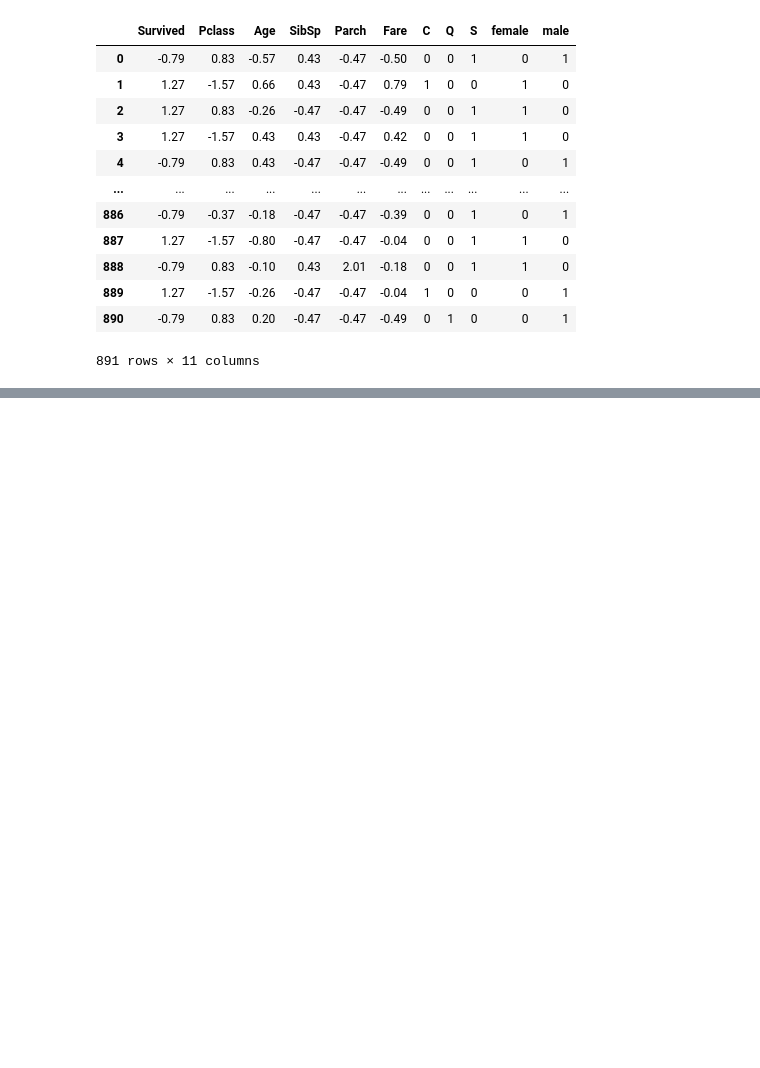
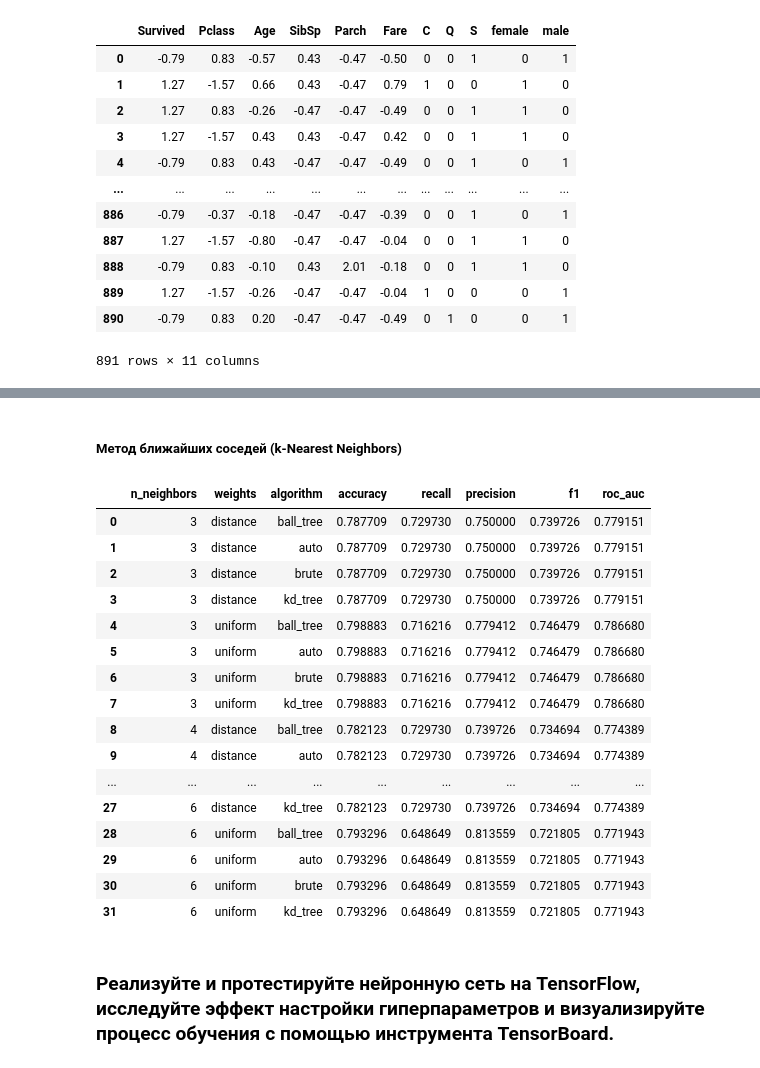
Before and after one commit to ladnodanil/ml1, a Jupyter notebook: laba3.ipynb, the cells around one changed output, grey strips where cells are left out. Drawn from its saved outputs; the diff is of its cells as text; code cells hidden in the pictures; blank space fills up the shorter version.

```diff
--- a/laba3.ipynb
+++ b/laba3.ipynb
@@ -432,3 +695,61 @@ print(np.array(X_train))
+# %% [markdown]
+##### Метод ближайших соседей (k-Nearest Neighbors)
+# %%
+parameters = {
+    'n_neighbors' : {3, 4, 5, 6},
+    'weights' : {'uniform', 'distance'},
+    'algorithm' : {'auto', 'ball_tree', 'kd_tree', 'brute'}
+}
+results = []
+
+for n in parameters['n_neighbors']:
+    for w in parameters['weights']:
+        for a in parameters['algorithm']:
+
+            model_KN = KNeighborsClassifier(
+                n_neighbors=n,
+                weights=w,
+                algorithm=a
+            )
+
+            model_KN.fit(X_train, y_train)
+
+            y_predKN = model_KN.predict(X_test)
+
+            results.append({
+                'n_neighbors': n,
+                'weights': w,
+                'algorithm' : a,
+                'accuracy': accuracy_score(y_test, y_predKN),
+                'recall': recall_score(y_test, y_predKN),
+                'precision': precision_score(y_test, y_predKN),
+                'f1': f1_score(y_test, y_predKN),
+                'roc_auc': roc_auc_score(y_test, y_predKN)
+            })
+
+results_KN = pd.DataFrame(results)
+
+results_KN
+# %% [output]
+|  | n_neighbors | weights | algorithm | accuracy | recall | precision | f1 | roc_auc |
+| 0 | 3 | distance | ball_tree | 0.787709 | 0.729730 | 0.750000 | 0.739726 | 0.779151 |
+| 1 | 3 | distance | auto | 0.787709 | 0.729730 | 0.750000 | 0.739726 | 0.779151 |
+| 2 | 3 | distance | brute | 0.787709 | 0.729730 | 0.750000 | 0.739726 | 0.779151 |
+| 3 | 3 | distance | kd_tree | 0.787709 | 0.729730 | 0.750000 | 0.739726 | 0.779151 |
+| 4 | 3 | uniform | ball_tree | 0.798883 | 0.716216 | 0.779412 | 0.746479 | 0.786680 |
+| 5 | 3 | uniform | auto | 0.798883 | 0.716216 | 0.779412 | 0.746479 | 0.786680 |
+| 6 | 3 | uniform | brute | 0.798883 | 0.716216 | 0.779412 | 0.746479 | 0.786680 |
+| 7 | 3 | uniform | kd_tree | 0.798883 | 0.716216 | 0.779412 | 0.746479 | 0.786680 |
+| 8 | 4 | distance | ball_tree | 0.782123 | 0.729730 | 0.739726 | 0.734694 | 0.774389 |
+| 9 | 4 | distance | auto | 0.782123 | 0.729730 | 0.739726 | 0.734694 | 0.774389 |
+| ... | ... | ... | ... | ... | ... | ... | ... | ... |
+| 27 | 6 | distance | kd_tree | 0.782123 | 0.729730 | 0.739726 | 0.734694 | 0.774389 |
+| 28 | 6 | uniform | ball_tree | 0.793296 | 0.648649 | 0.813559 | 0.721805 | 0.771943 |
+| 29 | 6 | uniform | auto | 0.793296 | 0.648649 | 0.813559 | 0.721805 | 0.771943 |
+| 30 | 6 | uniform | brute | 0.793296 | 0.648649 | 0.813559 | 0.721805 | 0.771943 |
+| 31 | 6 | uniform | kd_tree | 0.793296 | 0.648649 | 0.813559 | 0.721805 | 0.771943 |
+# %% [markdown]
+### Реализуйте и протестируйте нейронную сеть на TensorFlow, исследуйте эффект настройки гиперпараметров и визуализируйте процесс обучения с помощью инструмента TensorBoard.
 # %%
 
 import tensorflow as tf
```
Also changed, not shown: parts of 42 cells of this notebook, 1 other file.
